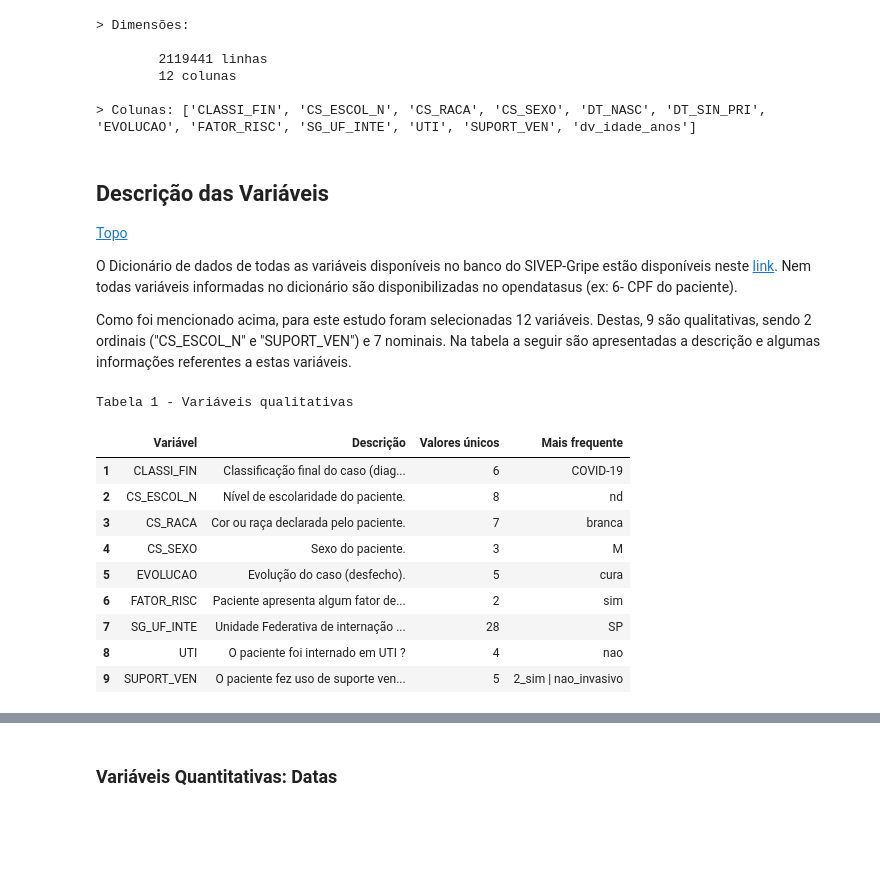
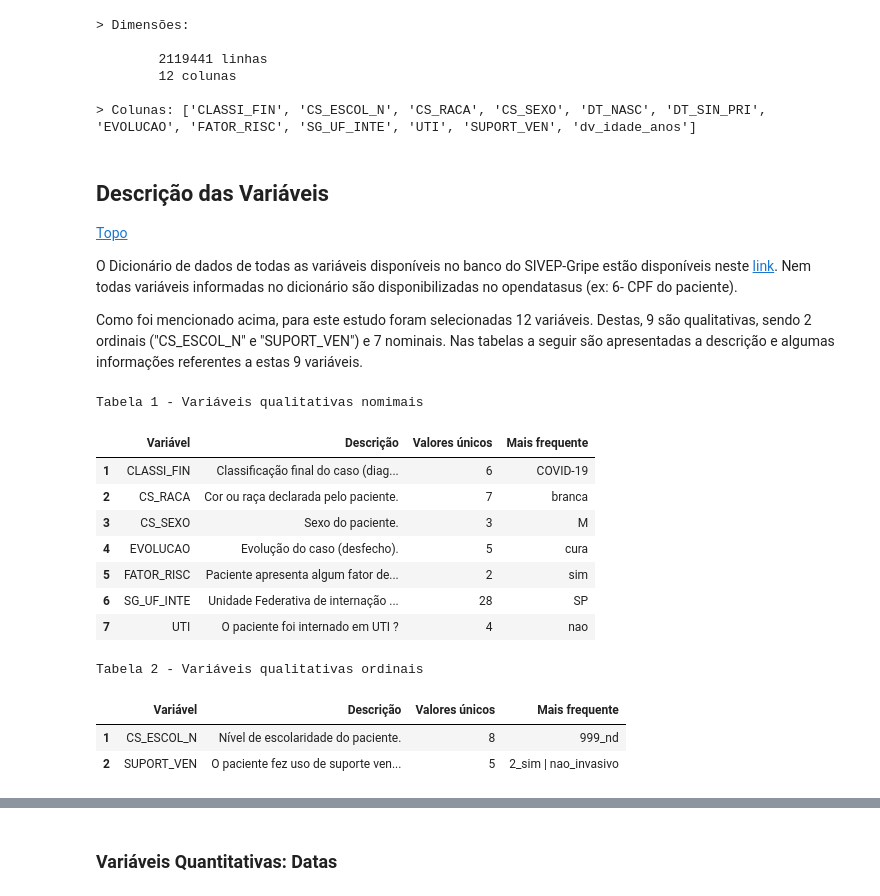
Before and after one commit to victor-marchesini/myfastpage, a Jupyter notebook: _notebooks/2021-06-06-AtividadeFinal-Parte1.ipynb, the cells around one changed output, grey strips where cells are left out. Cells and saved outputs as stored; diff of their text form; code cells hidden in the pictures; blank space fills up the shorter version.

```diff
--- a/_notebooks/2021-06-06-AtividadeFinal-Parte1.ipynb
+++ b/_notebooks/2021-06-06-AtividadeFinal-Parte1.ipynb
@@ -636,7 +667,7 @@ dates_var = {
 
 O Dicionário de dados de todas as variáveis disponíveis no banco do SIVEP-Gripe estão disponíveis neste [link](https://opendatasus.saude.gov.br/dataset/9f76e80f-a2f1-4662-9e37-71084eae23e3/resource/b3321e55-24e9-49ab-8651-29cf5c8f3179/download/dicionario-de-dados-srag-hospitalizado-27.07.2020-final.pdf "Dicionário de dados"). Nem todas variáveis informadas no dicionário são disponibilizadas no opendatasus (ex: 6- CPF do paciente).
 
-Como foi mencionado acima, para este estudo foram selecionadas 12 variáveis. Destas, 9 são qualitativas, sendo 2 ordinais ("CS_ESCOL_N" e "SUPORT_VEN") e 7 nominais. Na tabela a seguir são apresentadas a descrição e algumas informações referentes a estas variáveis.
+Como foi mencionado acima, para este estudo foram selecionadas 12 variáveis. Destas, 9 são qualitativas, sendo 2 ordinais ("CS_ESCOL_N" e "SUPORT_VEN") e 7 nominais. Nas tabelas a seguir são apresentadas a descrição e algumas informações referentes a estas 9 variáveis.
 # %%
 #hide
 
@@ -646,42 +677,46 @@ time_cols = ['DT_NASC','DT_SIN_PRI']
 for col in time_cols:
     df_srag[col] = pd.to_datetime(df_srag[col], errors='coerce',dayfirst=True)
 
+
+df_srag['SUPORT_VEN'] = df_srag['SUPORT_VEN'].replace({'ignorado':'9_ignorado','nd':'999_nd'})
+df_srag['CS_ESCOL_N'] = df_srag['CS_ESCOL_N'].replace({'nao_se_aplica':'5_nao_se_aplica','ignorado':'9_ignorado','nd':'999_nd'})
 # ax = sns.histplot(data=x,discrete=False)
 
 var_dict = {**cat_nom, **cat_ord, **num_disc, **num_cont, **dates_var}
 var_dict['dv_idade_anos'] = 'Idade do paciente no início dos primeiros sintomas (anos).'
 
-qualitative_cols = ['CLASSI_FIN','CS_ESCOL_N','CS_RACA','CS_SEXO']
-qualitative_cols += ['EVOLUCAO','FATOR_RISC','SG_UF_INTE']
-qualitative_cols += ['UTI','SUPORT_VEN']
-
+nom_qualitative_cols = ['CLASSI_FIN','CS_RACA','CS_SEXO','EVOLUCAO','FATOR_RISC','SG_UF_INTE','UTI']
+ord_qualitative_cols = ['CS_ESCOL_N','SUPORT_VEN']
 date_cols = ['DT_NASC','DT_SIN_PRI']
 integer_cols = ['dv_idade_anos']
-
-
-include_dict = {'include':'all'} # ['O']
-df_desc = get_description_df(df_srag,var_dict,**include_dict)
 # %%
 #hide_input
 
 # include_dict = {'include':['O']} #
-df_desc = get_description_df(df_srag,var_dict,qualitative_cols)
-
 selected_cols = ['Descrição','Valores únicos','Mais frequente']
 table_count = 1
-# display(HTML(f'<strong><center>Tabela {table_count} - Variáveis qualitativas</center></strong>'))
-table_title = f'Tabela {table_count} - Variáveis qualitativas'
-show_table(df_desc[selected_cols],table_title)
+table_title = f'Tabela {table_count} - Variáveis qualitativas nomimais'
+
+# var_dict_sel = pd.Series(var_dict)[nom_qualitative_cols].to_dict()
+df_desc = get_description_df(df_srag[nom_qualitative_cols],var_dict)
+show_table(df_desc[selected_cols],table_title,cols_left_width=250)
+
+table_count = 2
+table_title = f'Tabela {table_count} - Variáveis qualitativas ordinais'
+df_desc = get_description_df(df_srag[ord_qualitative_cols],var_dict)
+show_table(df_desc[selected_cols],table_title,cols_left_width=250)
 # %% [output]
-Tabela 1 - Variáveis qualitativas
+Tabela 1 - Variáveis qualitativas nomimais
 |  | Variável | Descrição | Valores únicos | Mais frequente |
 | 1 | CLASSI_FIN | Classificação final do caso (diag... | 6 | COVID-19 |
-| 2 | CS_ESCOL_N | Nível de escolaridade do paciente. | 8 | nd |
-| 3 | CS_RACA | Cor ou raça declarada pelo paciente. | 7 | branca |
-| 4 | CS_SEXO | Sexo do paciente. | 3 | M |
-| 5 | EVOLUCAO | Evolução do caso (desfecho). | 5 | cura |
-| 6 | FATOR_RISC | Paciente apresenta algum fator de... | 2 | sim |
-| 7 | SG_UF_INTE | Unidade Federativa de internação ... | 28 | SP |
-| 8 | UTI | O paciente foi internado em UTI ? | 4 | nao |
-| 9 | SUPORT_VEN | O paciente fez uso de suporte ven... | 5 | 2_sim | nao_invasivo |
+| 2 | CS_RACA | Cor ou raça declarada pelo paciente. | 7 | branca |
+| 3 | CS_SEXO | Sexo do paciente. | 3 | M |
+| 4 | EVOLUCAO | Evolução do caso (desfecho). | 5 | cura |
+| 5 | FATOR_RISC | Paciente apresenta algum fator de... | 2 | sim |
+| 6 | SG_UF_INTE | Unidade Federativa de internação ... | 28 | SP |
+| 7 | UTI | O paciente foi internado em UTI ? | 4 | nao |
+Tabela 2 - Variáveis qualitativas ordinais
+|  | Variável | Descrição | Valores únicos | Mais frequente |
+| 1 | CS_ESCOL_N | Nível de escolaridade do paciente. | 8 | 999_nd |
+| 2 | SUPORT_VEN | O paciente fez uso de suporte ven... | 5 | 2_sim | nao_invasivo |
 # %% [markdown]
```
Also changed, not shown: parts of 21 cells of this notebook.
